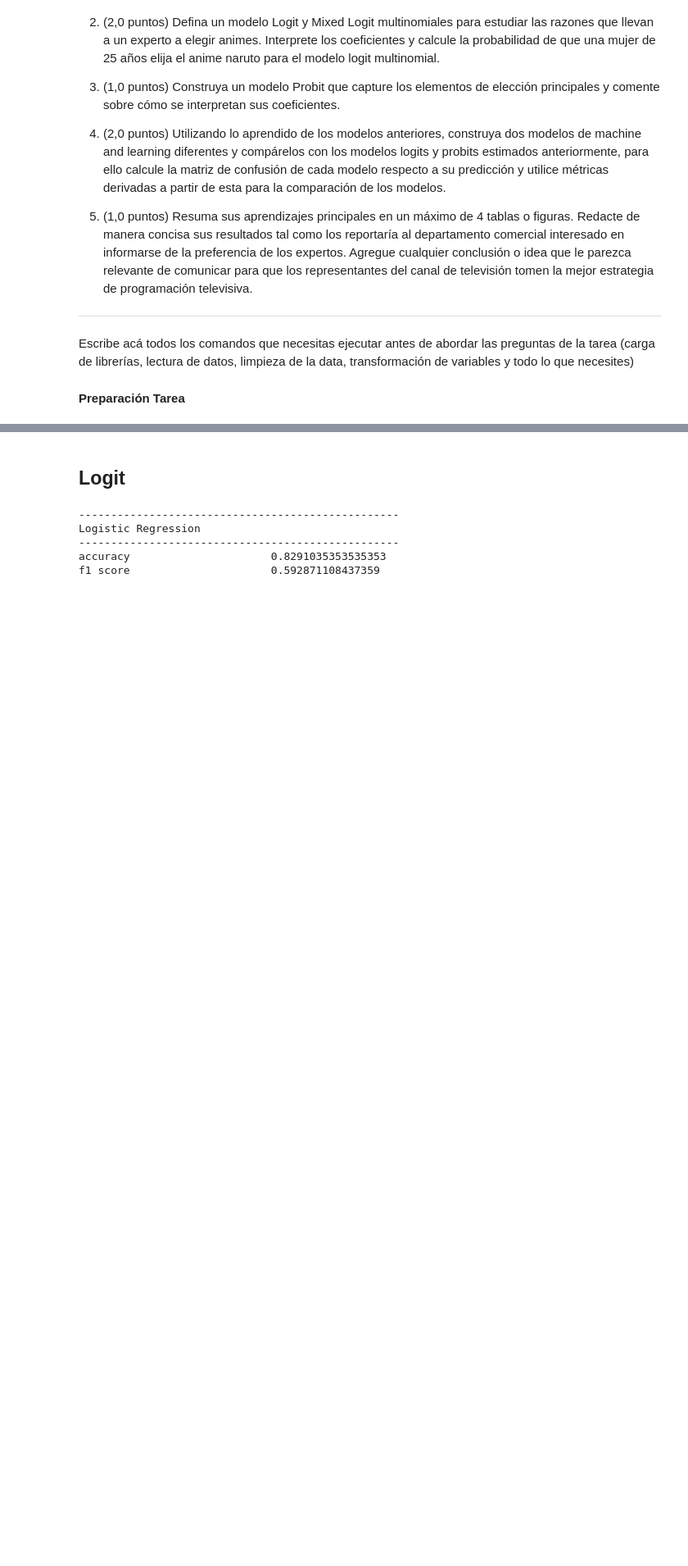
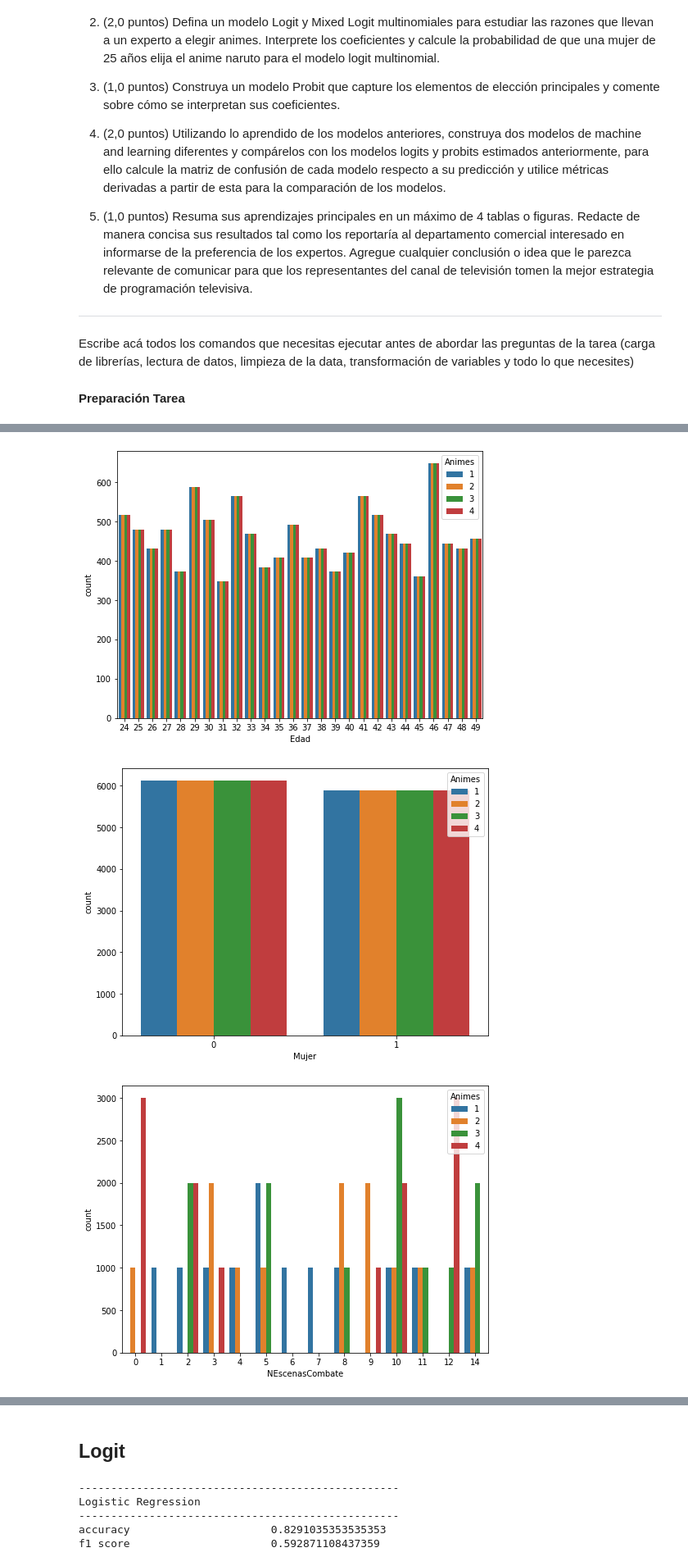
Before and after one commit to nicacevedo/MKT2, a Jupyter notebook: Tarea2/Tarea2.ipynb, the cells around one changed output, grey strips where cells are left out. Shown at 82% size. Cells and saved outputs as stored; diff of their text form; code cells hidden in the pictures; blank space fills up the shorter version.

```diff
--- a/Tarea2/Tarea2.ipynb
+++ b/Tarea2/Tarea2.ipynb
@@ -76,0 +91,23 @@ sns.countplot(y)
+# %%
+# Eda bivariado
+# plt.figure(figsize=(8,6))
+# # colors = ['red', 'green']
+# sns.countplot(x='NEscenasCombate', data=df, hue='Animes')
+# # plt.hist(Escenasdata=df)
+# # plt.legend(df['Eleccion'].unique())
+# plt.ylabel('')
+# plt.show()
+
+
+# Distribuciones de las variables explicativas disponibles
+
+for c in ["Edad","Mujer","NEscenasCombate","NescenasEmocionantes","CalidadAnimacion", "DuracionCapituloMin","RatingTV", 'Eleccion']: # "CantCaps"
+    plt.figure(figsize=(8,6))
+    sns.countplot(x=c,data=df, hue='Animes')
+    plt.show()
+#.drop(["Expertos","Capitulos","Animes"],axis=1).hist(figsize=(14,14),bins=100)
+# sns.countplot(y)
+# %% [output]
+[figure, added]
+[figure, added]
+[figure, added]
```
Also changed, not shown: parts of 5 cells of this notebook.
